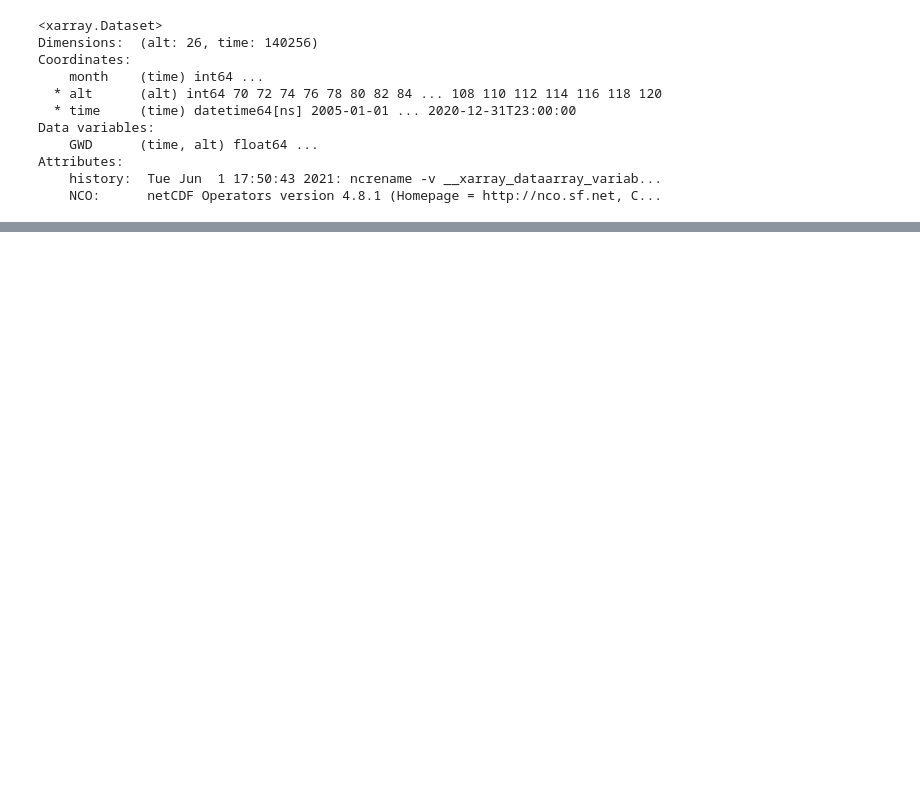
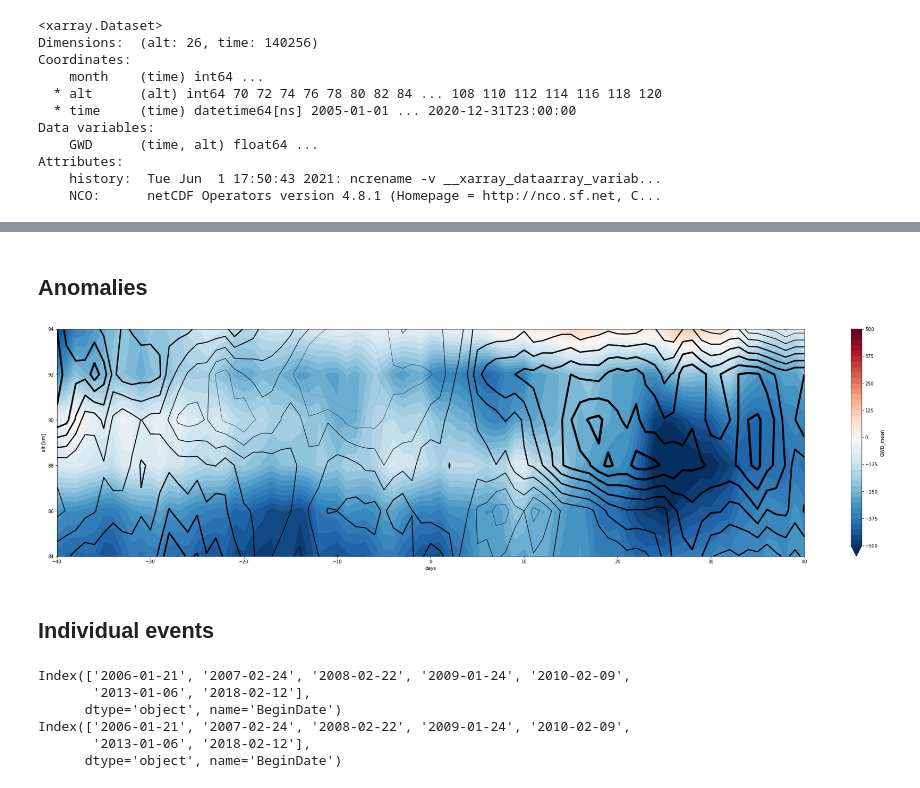
Before and after one commit to VACILT/SSW_project, a Jupyter notebook: GWD_analysis_Davis.ipynb, the cells around one changed output, grey strips where cells are left out. Saved outputs shown, nothing was run; the diff lists cells and outputs as text; code cells hidden in the pictures; blank space fills up the shorter version.

```diff
--- a/GWD_analysis_Davis.ipynb
+++ b/GWD_analysis_Davis.ipynb
@@ -13,7 +11,0 @@ import glob
-# %%
-def anomalie(step,var):
-    string = "time."+step
-    climatology = var.groupby(string).mean("time")
-    anomalies = var.groupby(string) - climatology
-
-    return anomalies
@@ -79,4 +51,4 @@ gwd = ds['GWD']
 gwd_anomalie = anomalie('day',gwd)
 
 sea_gwd = sea(40,station,gwd)
-sea_gwd_anomalie = sea(40,'Leipzig',gwd_anomalie)
+sea_gwd_anomalie = sea(40,station,gwd_anomalie)
@@ -87,0 +61,8 @@ sea_gwd.sel(alt = slice(70,110)).plot(x='days',robust=True)
+# %% [markdown]
+## Anomalies
+# %%
+plotting_routine(sea_gwd_anomalie,'GWD')
+# %% [output]
+[figure, added]
+# %% [markdown]
+## Individual events
@@ -87,0 +90,10 @@ sea_gwd.sel(alt = slice(70,110)).plot(x='days',robust=True)
+# %%
+sea_gwd_individual = sea_individual(40,station,gwd)
+sea_gwd_anomalie_individual = sea_individual(40,station,gwd_anomalie)
+# %% [output]
+Index(['2006-01-21', '2007-02-24', '2008-02-22', '2009-01-24', '2010-02-09',
+       '2013-01-06', '2018-02-12'],
+      dtype='object', name='BeginDate')
+Index(['2006-01-21', '2007-02-24', '2008-02-22', '2009-01-24', '2010-02-09',
+       '2013-01-06', '2018-02-12'],
+      dtype='object', name='BeginDate')
```
Also changed, not shown: parts of 11 cells of this notebook, 8 other files.
